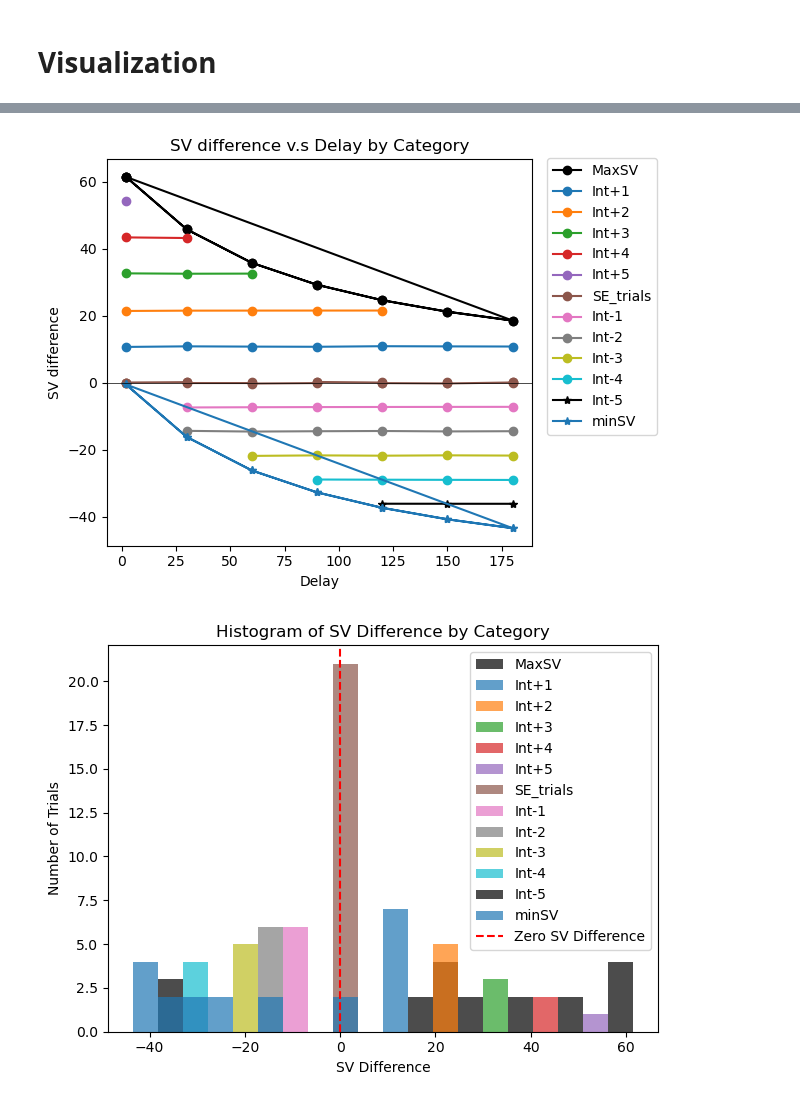
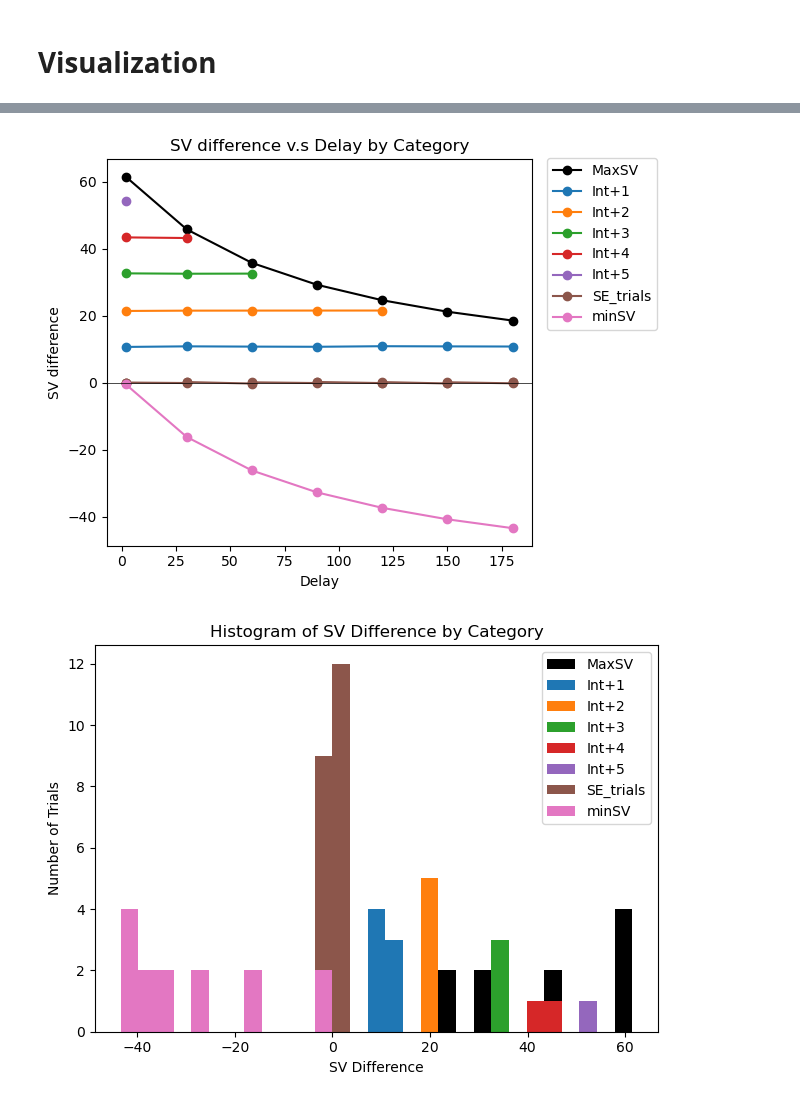
Before and after one commit to CDN-Lab/Adaptive_Choicesets, a Jupyter notebook: symm_CDD_.ipynb, the cells around one changed output, grey strips where cells are left out. Saved outputs shown, nothing was run; the diff lists cells and outputs as text; code cells hidden in the pictures.

Commit message:
CHAOS
Int_neg function gives v greater than vmax

Still working out standard trial length

```diff
--- a/symm_CDD_.ipynb
+++ b/symm_CDD_.ipynb
@@ -176,6 +181,14 @@ def zippy(x, y):
     for i in range(len(x)):
         zipper.append((x[i], y[i]))
     return zipper
+
+
+#Our own enumerate function to ease javascript translation
+def mighty_numeration(iterable, start=0):
+    n = start
+    for elem in iterable:
+        yield n, elem
+        n += 1
 # %% [markdown]
 Trials functions
 # %%
@@ -284,9 +297,9 @@ def get_int_pos_SV_delta(target_SV_deltas,amt_immed_options, time_options, Vmax=
     Vimm = min(amt_immed_options)
     category = 'Int+'
     if valence == 'neg':
-        Vimm = 10 #max(amt_immed_options)
+        Vimm = 10.0 #max(amt_immed_options)
         category = 'Int-'
-    for index, delta_sv in enumerate(target_SV_deltas, start=1):
+    for index, delta_sv in mighty_numeration(target_SV_deltas, start=1):
         category_value = index
         for D in time_options:
             Vdel = [round_to_closest_half((delta_sv+Vimm)*(1 + kappa_value*D))]
@@ -303,7 +316,7 @@ Int_pos = get_int_pos_SV_delta(target_SV_deltas_pos,amt_immed_options, time_opti
 Int_pos = add_SV(Int_pos, kappa_value)
 Int_pos = order_keys(Int_pos,keys_order)
 # %%
-def get_int_neg_SV_delta(target_SV_deltas,amt_immed_options, time_options, Vmax= V_max, valence = 'pos'):
+def get_int_neg_SV_delta(target_SV_deltas,amt_immed_options, time_options, Vmax = V_max, d0 = 180, valence = 'pos'):
 
     max_sv_trials = {'category':[],'cdd_delay_wait':[],'cdd_immed_amt':[],'cdd_delay_amt':[]}
     Vimm = min(amt_immed_options)
@@ -312,21 +325,24 @@ def get_int_neg_SV_delta(target_SV_deltas,amt_immed_options, time_options, Vmax=
         Vimm = max(amt_immed_options)
         print(Vimm)
         category = 'Int-'
-    for index, delta_sv in enumerate(target_SV_deltas, start=1):
+    for index, delta_sv in mighty_numeration(target_SV_deltas, start=1):
         category_value = index
         for D in time_options:
+            if D>d0:
+                continue
             Vdel = [round_to_closest_half((delta_sv+Vimm)*(1 + kappa_value*D))]
             for v in Vdel:
-                if Vimm > v:
-                    continue
-                max_sv_trials['cdd_delay_amt'].append(v)
-                max_sv_trials['cdd_delay_wait'].append(D)
-                max_sv_trials['cdd_immed_amt'].append(Vimm)
-                max_sv_trials['category'].append(category + str(category_value))
+                if v <= Vmax:
+                    if Vimm > v:
+                        continue
+                    max_sv_trials['cdd_delay_amt'].append(v)
+                    max_sv_trials['cdd_delay_wait'].append(D)
+                    max_sv_trials['cdd_immed_amt'].append(Vimm)
+                    max_sv_trials['category'].append(category + str(category_value))
     return max_sv_trials
 
 
-Int_neg = get_int_neg_SV_delta(target_SV_deltas_neg, amt_immed_options, time_options, valence='neg')
+Int_neg = get_int_neg_SV_delta(target_SV_deltas_neg, amt_immed_options, time_options, d0 = d0, valence='neg')
 Int_neg = add_SV(Int_neg, kappa_value)
 Int_neg = order_keys(Int_neg,keys_order)
 # %% [output]
@@ -434,12 +589,14 @@ def plot_scatter_by_category(df):
         colors = colors * (len(categories) // 10 + 1)
 
     # Create a scatter plot for each category with a different color
-    for i, category in enumerate(categories):
+    for i, category in mighty_numeration(categories):
         category_data = df[df['category'] == category]
         marker = 'o-'
-        if i>10:
+        if i>11:
             marker = '*-'
-        plt.plot(category_data['cdd_delay_wait'], category_data['deltaSV'], marker, label=category, color=colors[i])
+        x,y = category_data['cdd_delay_wait'].to_list(), category_data['deltaSV'].to_list()
+        x,y = zip(*sorted(set(zip(x,y))))
+        plt.plot(x,y, marker, label=category, color=colors[i])
 
     # Add labels and legend
     plt.xlabel('Delay')
@@ -455,40 +612,40 @@ def plot_scatter_by_category(df):
 # Plot scatter plot with different colors for each category
 plot_scatter_by_category(df_trials)
 # %% [output]
-[figure, old version]
+[figure, new version]
 # %%
 import numpy as np
 
 def plot_histogram_by_category(df):
     # Get unique categories and assign a color to each category
     # Get unique categories and assign a color to each category
     categories = df['category'].unique()
 
     # Assigning black (RGB: 0, 0, 0) as the first color
     colors = [(0.0, 0.0, 0.0)] + list(plt.cm.tab10.colors[:len(categories) - 1])
 
     # If there are more than 10 categories, repeat the colors
     if len(categories) > 10:
         colors = colors * (len(categories) // 10 + 1)
 
     # Determine bin edges
-    bin_edges = np.linspace(min(df['deltaSV']), max(df['deltaSV']), 21)  # 20 bins from 0 to maximum deltaSV
+    bin_edges = np.linspace(min(df['deltaSV']), max(df['deltaSV']), 30)  # 20 bins from 0 to maximum deltaSV
 
     # Create a histogram for SV difference for each category with a different color
     for i, category in enumerate(categories):
         category_data = df[df['category'] == category]
-        plt.hist(category_data['deltaSV'], bins=bin_edges, alpha=0.7, label=category, color=colors[i])
+        plt.hist(category_data['deltaSV'], bins=bin_edges, alpha=1, label=category, color=colors[i], stacked=True)
 
     # Add labels and legend
     plt.xlabel('SV Difference')
     plt.ylabel('Number of Trials')
     plt.title('Histogram of SV Difference by Category')
-    plt.axvline(x=0, color='red', linestyle='--', label='Zero SV Difference')
+    #plt.axvline(x=0, color='red', linestyle='--', label='Zero SV Difference')
     plt.legend()
     plt.tight_layout()
     plt.show()
 
 # Plot histogram with different colors for each category
 plot_histogram_by_category(df_trials)
 # %% [output]
-[figure, old version]
+[figure, new version]
```
Also changed, not shown: parts of 7 cells of this notebook.
